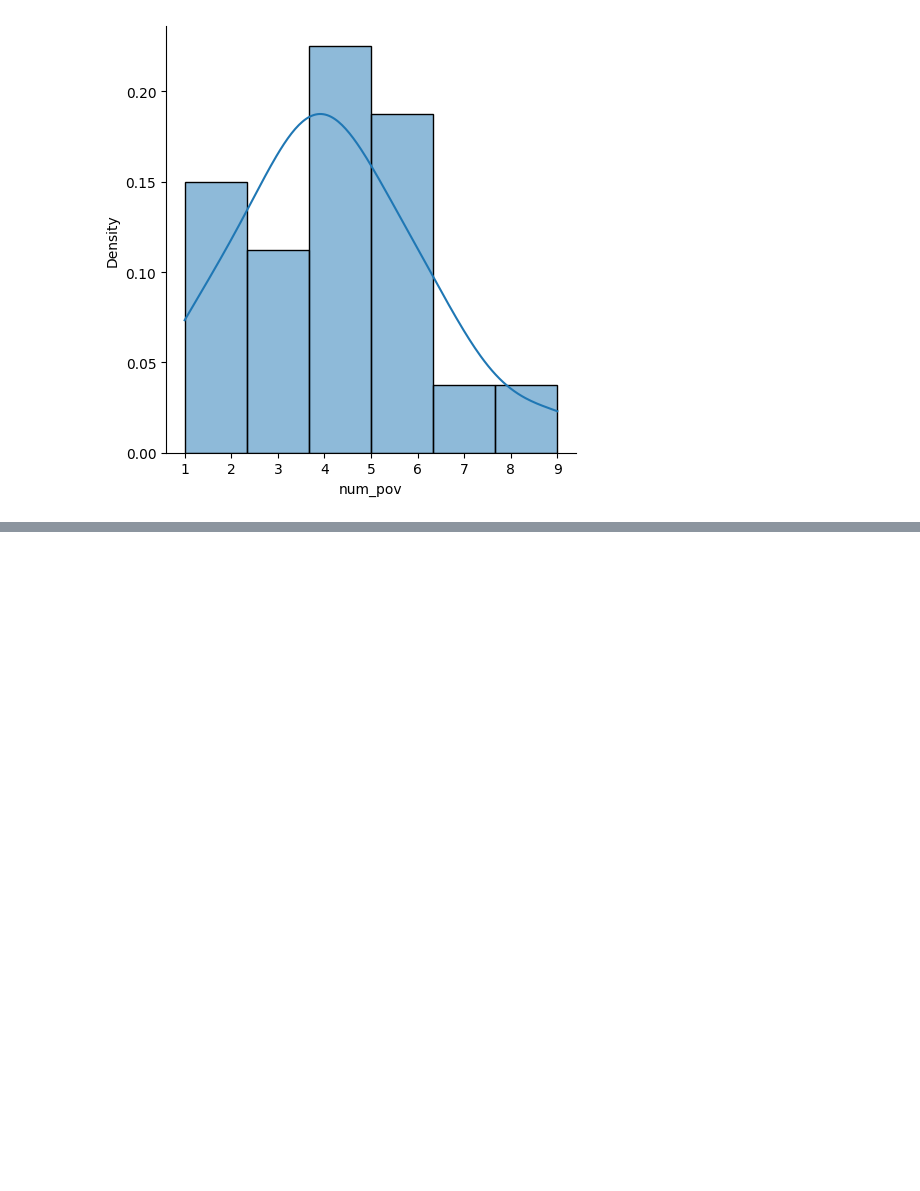
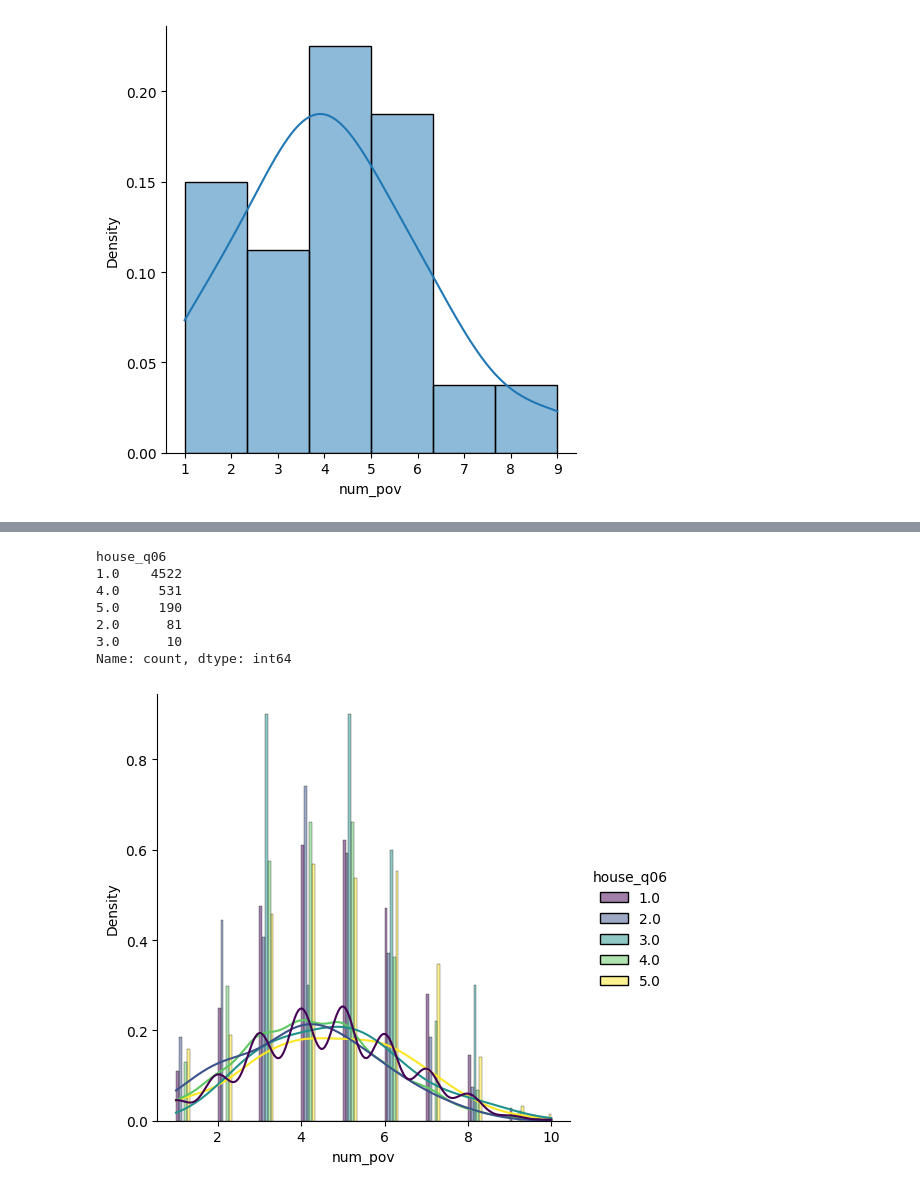
Before and after one commit to BorisLeung/STA841Kaggle, a Jupyter notebook: eda2.ipynb, the cells around one changed output, grey strips where cells are left out. Cells and saved outputs as stored; diff of their text form; code cells hidden in the pictures; blank space fills up the shorter version.

```diff
--- a/eda2.ipynb
+++ b/eda2.ipynb
@@ -160,0 +196,11 @@ see_dist(combined_transformed_train_with_num_pov[too_expensive_mask])
+# %%
+see_dist(combined_transformed_train_with_num_pov, "house_q06", multiple="dodge")
+# %% [output]
+house_q06
+1.0    4522
+4.0     531
+5.0     190
+2.0      81
+3.0      10
+Name: count, dtype: int64
+[figure, added]
```
Also changed, not shown: parts of 5 cells of this notebook, 2 other files.
